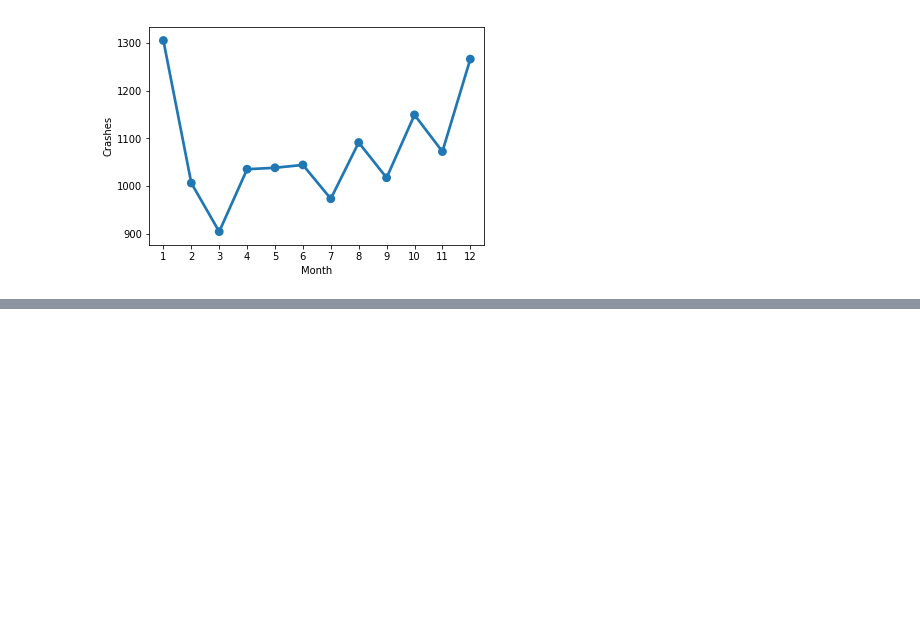
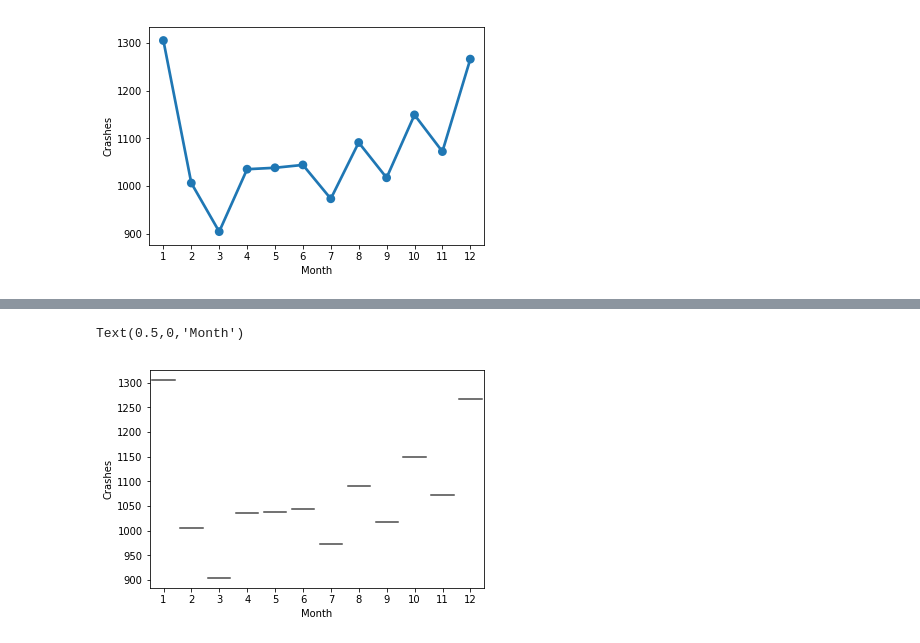
Before and after one commit to crlau/unit-1-drills, a Jupyter notebook: county_crashes.ipynb, the cells around one changed output, grey strips where cells are left out. Drawn from its saved outputs; the diff is of its cells as text; code cells hidden in the pictures; blank space fills up the shorter version.

```diff
--- a/county_crashes.ipynb
+++ b/county_crashes.ipynb
@@ -43,0 +49,7 @@ KeyError: '[   1    2    3    4    5    6    7    8    9   10   11   12  904  97
+# %%
+z = sns.lvplot(x=monthly_crashes.index, y=monthly_crashes['CRASH_CRN'], data=monthly_crashes)
+z.set_ylabel('Crashes')
+z.set_xlabel('Month')
+# %% [output]
+Text(0.5,0,'Month')
+[figure, added]
```
Also changed, not shown: parts of 13 cells of this notebook.
